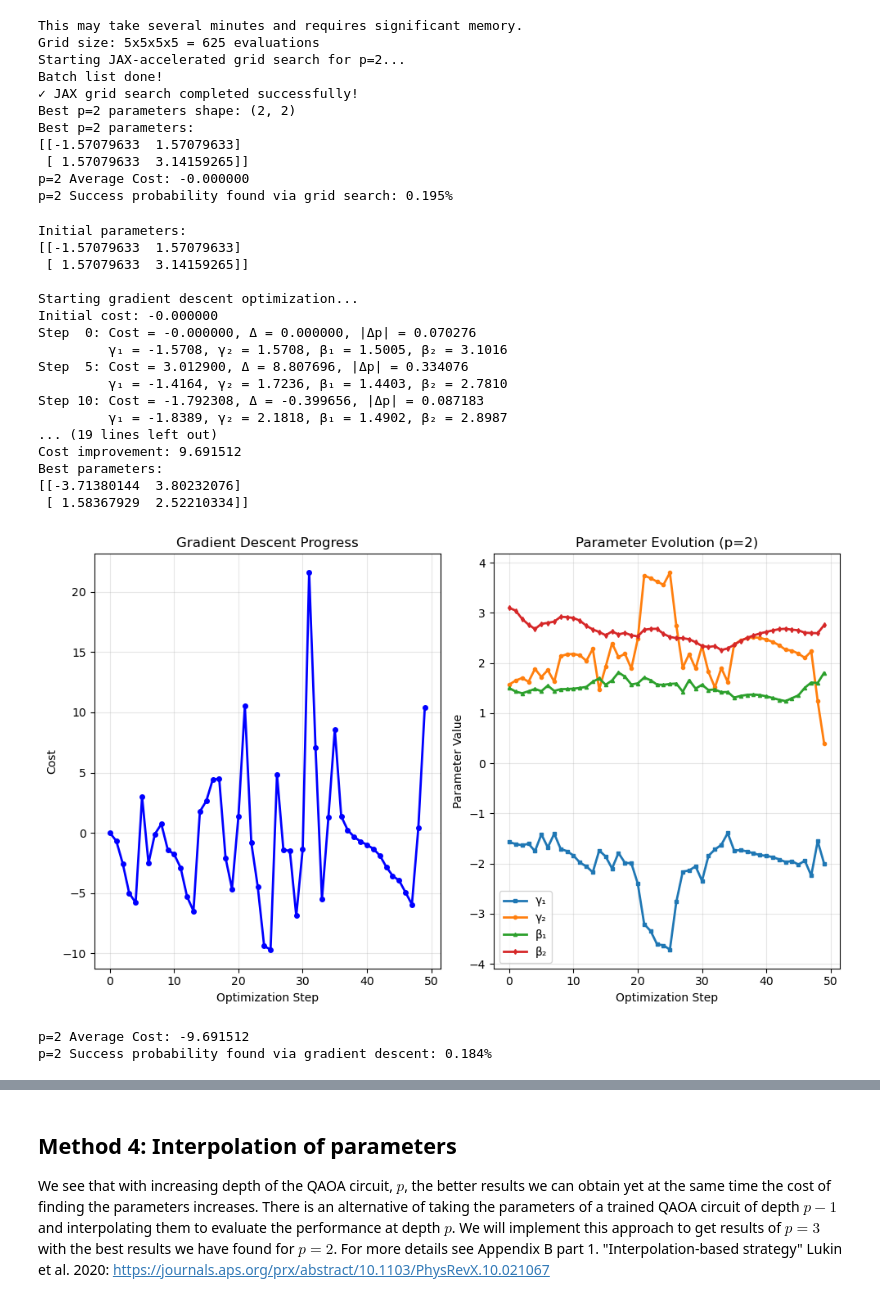
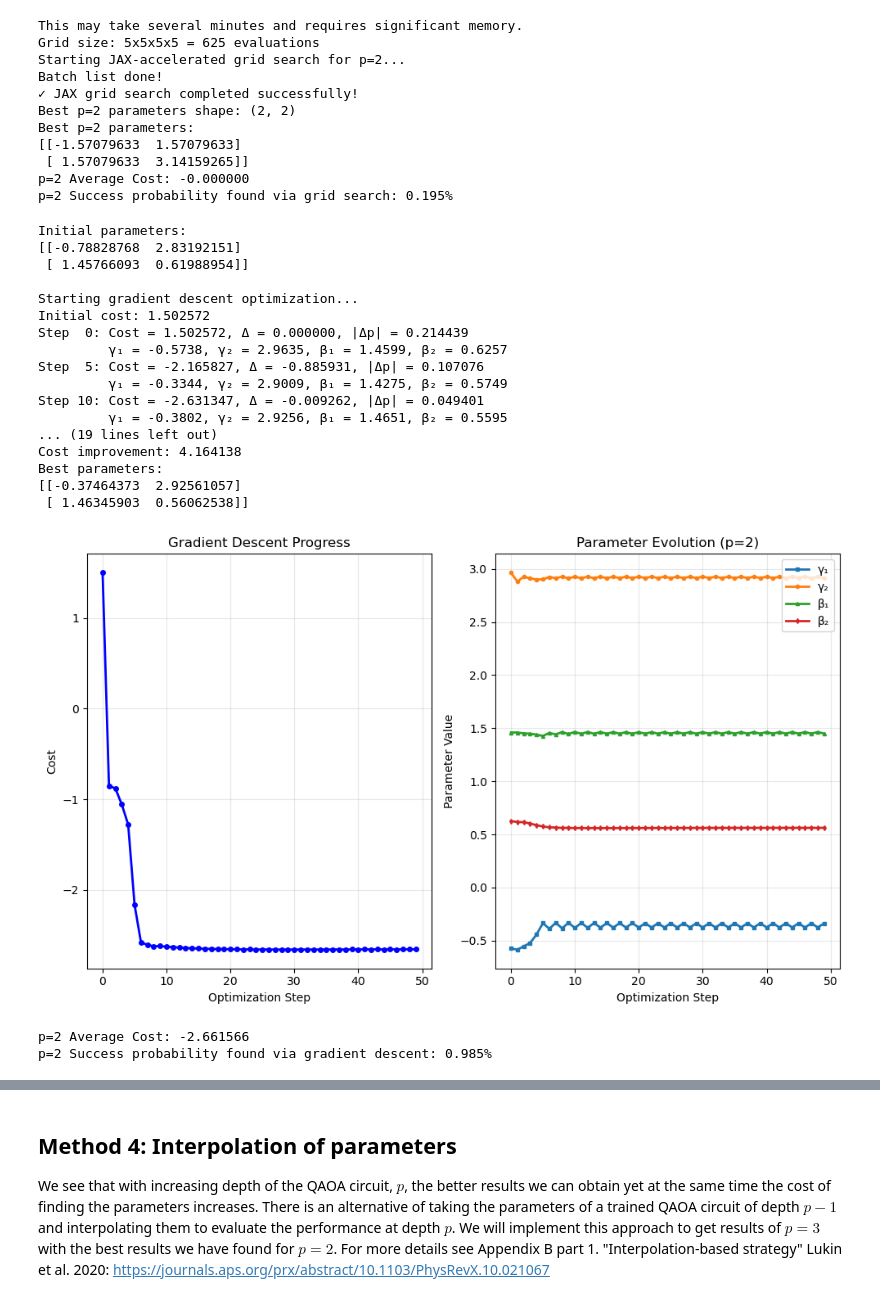
Before and after one commit to bernalde/UA_FarmaIAQC_2025, a Jupyter notebook: ProteinFolding.ipynb, the cells around one changed output, grey strips where cells are left out. Saved outputs shown, nothing was run; the diff lists cells and outputs as text; code cells hidden in the pictures.

```diff
--- a/ProteinFolding.ipynb
+++ b/ProteinFolding.ipynb
@@ -109,17 +109,15 @@ try:
         # Try the older API first
         print("Using JAX configuration API")
         jax.config.update("jax_enable_x64", True)
-        jax.config.update("jax_platform_name", "cpu")  # Force CPU to avoid CUDA issues
     except AttributeError:
         # Use newer API for JAX configuration
         print("Using JAX environment variables for configuration")
         import os
         os.environ['JAX_ENABLE_X64'] = 'True'
-        os.environ['JAX_PLATFORM_NAME'] = 'cpu'
         print("Using JAX environment variables for configuration")
 
     JAX_AVAILABLE = True
-    print("JAX is available for accelerated computations (CPU mode)")
+    print("JAX is available for accelerated computations.")
 except (ImportError, AttributeError) as e:
     print(f"JAX not available or configuration failed: {e}")
     print("Some optimizations will be skipped.")
@@ -1084,8 +1082,9 @@ optimizer = qml.GradientDescentOptimizer()
 
 # Smart initialization with fixed seed for reproducibility
 np.random.seed(42)  # Fixed seed for reproducible results
-# initial_params = pnp.array(np.random.uniform(0, np.pi/2, size=(2, p)), requires_grad=True)
-initial_params = pnp.array(params_p2, requires_grad = True)
+p = 2
+initial_params = pnp.array(np.random.uniform(-np.pi, np.pi, size=(2, p)), requires_grad=True)
+# initial_params = pnp.array(params_p2, requires_grad = True)
 best_params = initial_params.copy()
 print(f"Initial parameters:\n{initial_params}")
 
@@ -1144,46 +1143,46 @@ print(f"Best parameters:\n{best_params_gd_p2}")
 # Plot optimization progress
 plt.figure(figsize=(10, 6))
 plt.subplot(1, 2, 1)
 plt.plot(costs, 'b-', linewidth=2, marker='o', markersize=4)
 plt.xlabel('Optimization Step')
 plt.ylabel('Cost')
 plt.title('Gradient Descent Progress')
 plt.grid(True, alpha=0.3)
 
 # Plot parameter evolution
 plt.subplot(1, 2, 2)
 params_array = np.array(params_history)
 plt.plot(params_array[:, 0, 0], label='γ₁', linewidth=2, marker='s', markersize=3)
 plt.plot(params_array[:, 0, 1], label='γ₂', linewidth=2, marker='o', markersize=3)
 plt.plot(params_array[:, 1, 0], label='β₁', linewidth=2, marker='^', markersize=3)
 plt.plot(params_array[:, 1, 1], label='β₂', linewidth=2, marker='d', markersize=3)
 plt.xlabel('Optimization Step')
 plt.ylabel('Parameter Value')
 plt.title('Parameter Evolution (p=2)')
 plt.legend()
 plt.grid(True, alpha=0.3)
 
 plt.tight_layout()
 plt.show()
 # %% [output]
 Initial parameters:
-[[-1.57079633  1.57079633]
- [ 1.57079633  3.14159265]]
+[[-0.78828768  2.83192151]
+ [ 1.45766093  0.61988954]]
 
 Starting gradient descent optimization...
-Initial cost: -0.000000
-Step  0: Cost = -0.000000, Δ = 0.000000, |Δp| = 0.070276
-         γ₁ = -1.5708, γ₂ = 1.5708, β₁ = 1.5005, β₂ = 3.1016
-Step  5: Cost = 3.012900, Δ = 8.807696, |Δp| = 0.334076
-         γ₁ = -1.4164, γ₂ = 1.7236, β₁ = 1.4403, β₂ = 2.7810
-Step 10: Cost = -1.792308, Δ = -0.399656, |Δp| = 0.087183
-         γ₁ = -1.8389, γ₂ = 2.1818, β₁ = 1.4902, β₂ = 2.8987
+Initial cost: 1.502572
+Step  0: Cost = 1.502572, Δ = 0.000000, |Δp| = 0.214439
+         γ₁ = -0.5738, γ₂ = 2.9635, β₁ = 1.4599, β₂ = 0.6257
+Step  5: Cost = -2.165827, Δ = -0.885931, |Δp| = 0.107076
+         γ₁ = -0.3344, γ₂ = 2.9009, β₁ = 1.4275, β₂ = 0.5749
+Step 10: Cost = -2.631347, Δ = -0.009262, |Δp| = 0.049401
+         γ₁ = -0.3802, γ₂ = 2.9256, β₁ = 1.4651, β₂ = 0.5595
 ... (19 lines left out)
-Cost improvement: 9.691512
+Cost improvement: 4.164138
 Best parameters:
-[[-3.71380144  3.80232076]
- [ 1.58367929  2.52210334]]
+[[-0.37464373  2.92561057]
+ [ 1.46345903  0.56062538]]
-[figure, old version]
+[figure, new version]
 # %%
 # Calculate performance
 probs_gd_p2 = probability_circuit(best_params_gd_p2)
@@ -1192,8 +1191,8 @@ success_prob_gd_p2 = np.sum(probs_gd_p2[ground_states_index])
 print(f"p=2 Average Cost: {best_cost_p2:.6f}")
 print(f"p=2 Success probability found via gradient descent: {100*success_prob_gd_p2:.3f}%")
 # %% [output]
-p=2 Average Cost: -9.691512
-p=2 Success probability found via gradient descent: 0.184%
+p=2 Average Cost: -2.661566
+p=2 Success probability found via gradient descent: 0.985%
 # %%
 # Plot the probability distribution with energy information
 print("\nPlotting probability distribution...")
```
Also changed, not shown: parts of 5 cells of this notebook.
